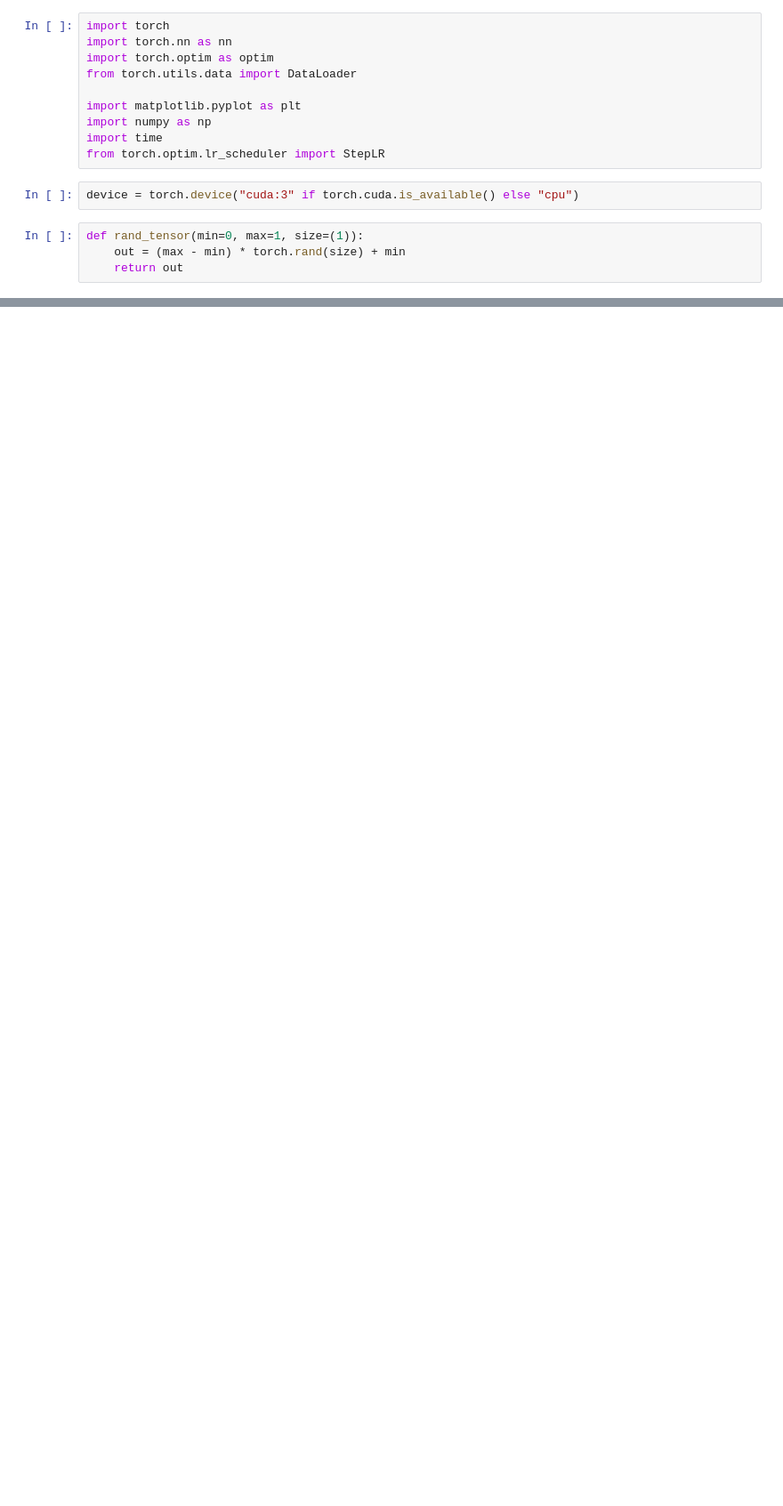
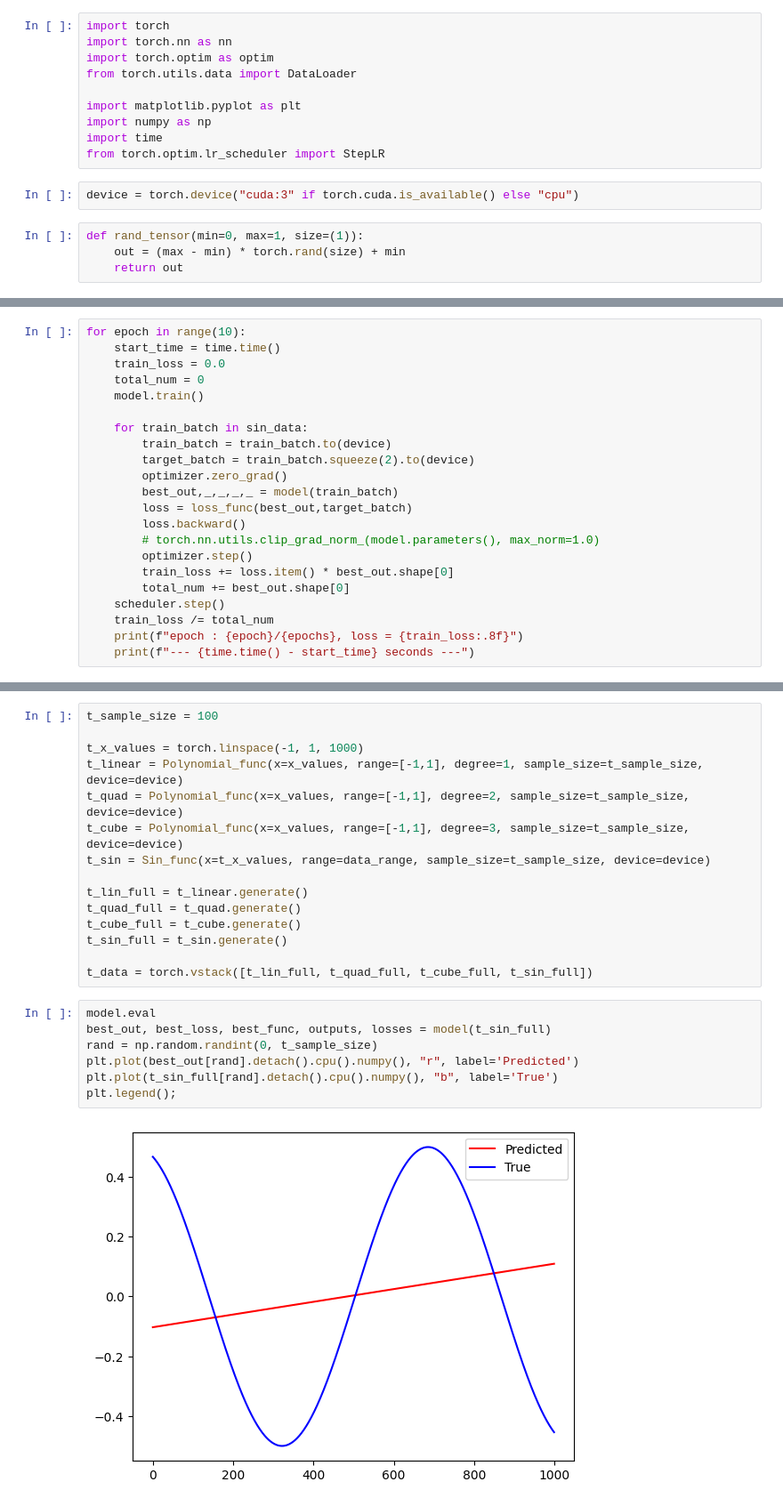
Before and after one commit to ctsai64/MultiFunc, a Jupyter notebook: muli_func_extensible.ipynb, the cells around one changed output, grey strips where cells are left out. Shown: that part at 89% size. Saved outputs shown, nothing was run; the diff lists cells and outputs as text; blank space fills up the shorter version.

```diff
--- a/muli_func_extensible.ipynb
+++ b/muli_func_extensible.ipynb
@@ -239,0 +355,22 @@ def sine_function(params, x, device):
+# %%
+for epoch in range(10):
+    start_time = time.time()
+    train_loss = 0.0
+    total_num = 0
+    model.train()
+
+    for train_batch in sin_data:
+        train_batch = train_batch.to(device)
+        target_batch = train_batch.squeeze(2).to(device)
+        optimizer.zero_grad()
+        best_out,_,_,_,_ = model(train_batch)
+        loss = loss_func(best_out,target_batch)
+        loss.backward()
+        # torch.nn.utils.clip_grad_norm_(model.parameters(), max_norm=1.0)
+        optimizer.step()
+        train_loss += loss.item() * best_out.shape[0]
+        total_num += best_out.shape[0]
+    scheduler.step()
+    train_loss /= total_num
+    print(f"epoch : {epoch}/{epochs}, loss = {train_loss:.8f}")
+    print(f"--- {time.time() - start_time} seconds ---")
@@ -239,0 +398,24 @@ def sine_function(params, x, device):
+# %%
+t_sample_size = 100
+
+t_x_values = torch.linspace(-1, 1, 1000)
+t_linear = Polynomial_func(x=x_values, range=[-1,1], degree=1, sample_size=t_sample_size, device=device)
+t_quad = Polynomial_func(x=x_values, range=[-1,1], degree=2, sample_size=t_sample_size, device=device)
+t_cube = Polynomial_func(x=x_values, range=[-1,1], degree=3, sample_size=t_sample_size, device=device)
+t_sin = Sin_func(x=t_x_values, range=data_range, sample_size=t_sample_size, device=device)
+
+t_lin_full = t_linear.generate()
+t_quad_full = t_quad.generate()
+t_cube_full = t_cube.generate()
+t_sin_full = t_sin.generate()
+
+t_data = torch.vstack([t_lin_full, t_quad_full, t_cube_full, t_sin_full])
+# %%
+model.eval
+best_out, best_loss, best_func, outputs, losses = model(t_sin_full)
+rand = np.random.randint(0, t_sample_size)
+plt.plot(best_out[rand].detach().cpu().numpy(), "r", label='Predicted')
+plt.plot(t_sin_full[rand].detach().cpu().numpy(), "b", label='True')
+plt.legend();
+# %% [output]
+[figure, added]
```
Also changed, not shown: parts of 12 cells of this notebook.
